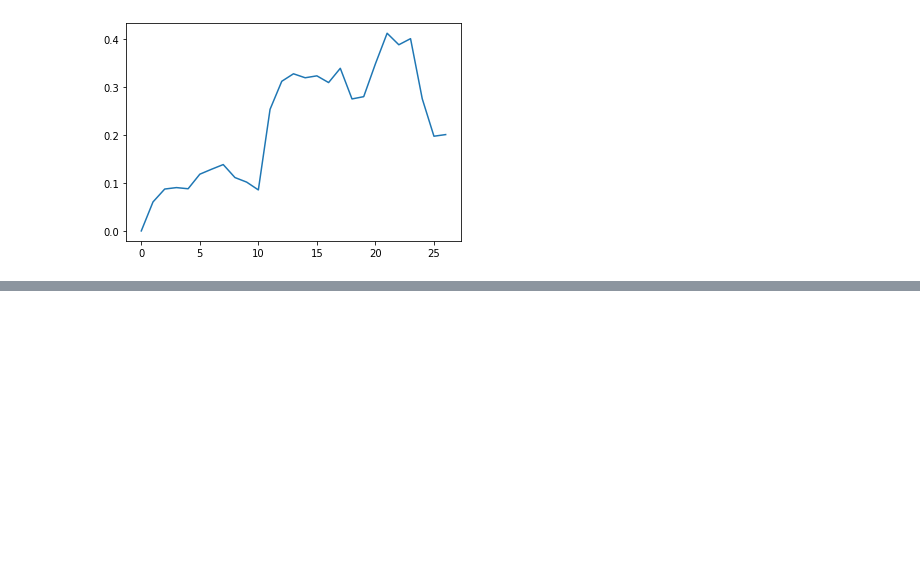
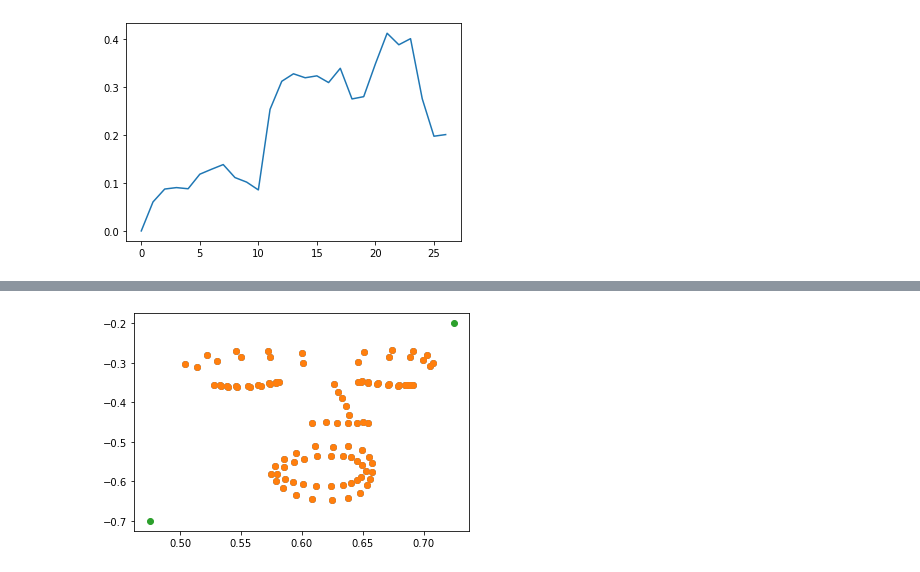
Before and after one commit to EvanSamaa/Motion_Paint, a Jupyter notebook: facial_landmarks_py/Facial normalization test.ipynb, the cells around one changed output, grey strips where cells are left out. Cells and saved outputs as stored; diff of their text form; code cells hidden in the pictures; blank space fills up the shorter version.

```diff
--- a/facial_landmarks_py/Facial normalization test.ipynb
+++ b/facial_landmarks_py/Facial normalization test.ipynb
@@ -413,0 +416,83 @@ plt.plot(dist)
+# %%
+def getSheerMat(dimensions=3):
+    out = []
+    if dimensions == 3:
+        sheer_x_y = np.eye(3)
+        sheer_x_y[1,0] = 1
+        sheer_x_z = np.eye(3)
+        sheer_x_z[2,0] = 1
+
+        sheer_y_x = np.eye(3)
+        sheer_y_x[0,1] = 1
+        sheer_y_z = np.eye(3)
+        sheer_y_z[2,1] = 1
+
+        sheer_z_x = np.eye(3)
+        sheer_z_x[0,2] = 1
+        sheer_z_y = np.eye(3)
+        sheer_z_y[1,2] = 1
+        out = [sheer_x_y, sheer_x_z, sheer_y_x, sheer_y_z, sheer_z_x, sheer_z_y]
+    return out
+
+
+def shearBasis(landmarks, anchor, transformations):
+    # this function expect pointCloud to be in the shape of [3, n]
+    # anchor should be the shape [3, 1]
+    # return a set of differential blendshapes that represents the pointCloud, centered
+    # around the anchor, sheared in all 6 directions.
+    # returns a list of arrays, with shape of [3, n], these are differential blendshapes
+
+    out = []
+    centered_landmarks = landmarks - anchor
+    for trans in transformations:
+        out.append((trans @ centered_landmarks + anchor - landmarks))
+    return out, landmarks
+def inverseIK(blendshapes, baseshape, target, indices):
+    # baseshape and target should both in shape of [3, n]
+    # blendshape is a list of arrays with shape [3, n]
+
+    diff = (target[:, indices] - baseshape[:, indices]).reshape([target.shape[0]*len(indices), 1])
+    B = []
+    for i in range(0, len(blendshapes)):
+        mat = blendshapes[i][:, indices].reshape([target.shape[0]*len(indices), ])
+        B.append(np.expand_dims(mat, axis=0))
+    B = np.concatenate(B, axis=0)
+    w = np.linalg.inv(B@B.T)@B@diff
+    return w
+t = 70
+def shearNormalization(data, neutral_frame, shear_landmarkSet, rotation=True, rotation_landmarkset=None):
+    data_0 = neutral_frame
+    out_data = []
+    basis_transformation = getSheerMat()
+    for t in range(0, len(data)):
+        data_1 = data[t]
+        shearCenter = [4]
+        if rotation:
+            R, c, t = compute_rotation(data_1[rotation_landmarkset].T, data_0[rotation_landmarkset].T)
+            norm_data_1 = (c*R @ data_1.T+t).T
+        else:
+            norm_data_1 = data_1
+        # do the shear transformtions
+        basis, neutral = shearBasis(norm_data_1.T, norm_data_1[shearCenter].T, basis_transformation)
+        # basis and neutralis that of the entire mesh
+        w = inverseIK(basis, neutral, data_0.T, shear_landmarkSet)
+        sheared_data_1 = neutral
+        for i in range(0, len(basis)):
+            sheared_data_1 = sheared_data_1 + w[i] * basis[i]
+        sheared_data_1 = sheared_data_1.T
+        out_data.append(np.expand_dims(sheared_data_1, axis=0))
+    out_data = np.concatenate(out_data, axis=0)
+    return out_data
+def iterativeNormalization(data, neutral_frame, rotation_landmarkset, sheer_landmarkset):
+    out_data = shearNormalization(data, neutral_frame, sheer_landmarkset, rotation=True, rotation_landmarkset=rotation_landmarkset)
+    out_data = shearNormalization(out_data, neutral_frame, sheer_landmarkset, rotation=True, rotation_landmarkset=rotation_landmarkset)
+    out_data = shearNormalization(out_data, neutral_frame, sheer_landmarkset, rotation=True, rotation_landmarkset=rotation_landmarkset)
+    return out_data
+
+shearedData = shearNormalization(data, data[0], staticLandmarkIndices, rotation_landmarkset=staticLandmarkIndices)
+sheared_data_1  = shearedData[0]
+plt.scatter(sheared_data_1[keypointIndicies, 0], -sheared_data_1[keypointIndicies, 1])
+# plt.scatter(norm_data_1[staticLandmarkIndices, 0], -norm_data_1[staticLandmarkIndices, 1])
+plt.scatter(data_0[keypointIndicies, 0], -data_0[keypointIndicies, 1])
+plt.scatter([0.475, 0.725], [-0.7, -0.2])
+# %% [output]
@@ -413,0 +500 @@ plt.plot(dist)
+[figure, added]
```
Also changed, not shown: parts of 10 cells of this notebook, 1 other file.
